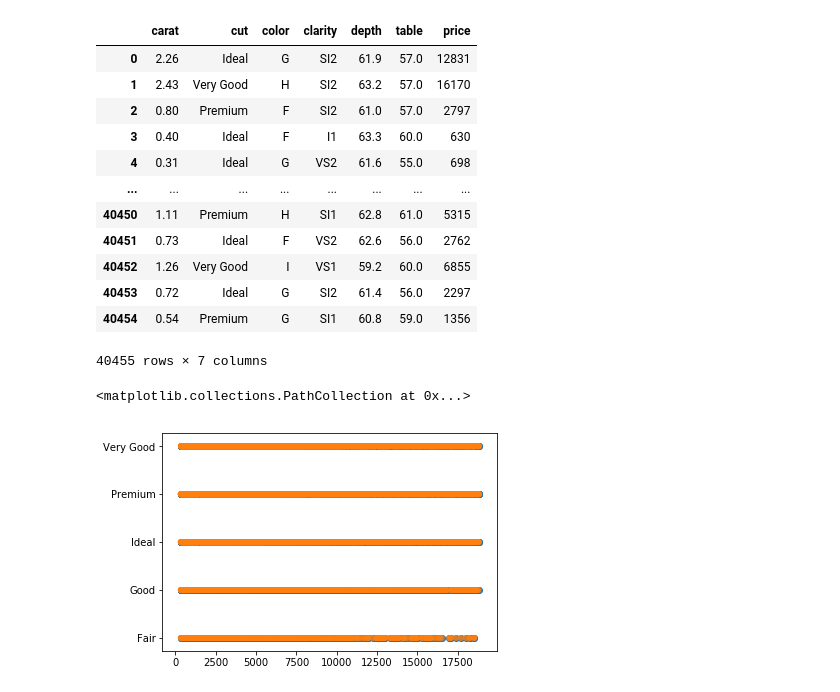
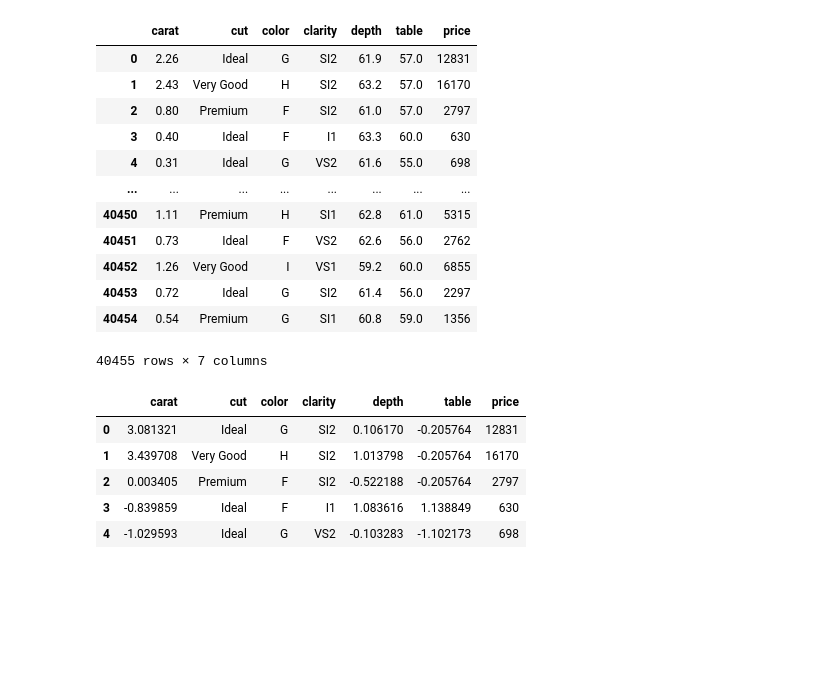
Before and after one commit to alfpml/kaggle-diamonds, a Jupyter notebook: Diamonds_1.ipynb, the cells around one changed output. Saved outputs shown, nothing was run; the diff lists cells and outputs as text; code cells hidden in the pictures; blank space fills up the shorter version.

```diff
--- a/Diamonds_1.ipynb
+++ b/Diamonds_1.ipynb
@@ -144,11 +144,18 @@ display(diamonds)
 | 40453 | 0.72 | Ideal | G | SI2 | 61.4 | 56.0 | 2297 |
 | 40454 | 0.54 | Premium | G | SI1 | 60.8 | 59.0 | 1356 |
 40455 rows × 7 columns
-# %%
-plt.scatter(diamonds["price"],diamonds["cut"])
-plt.scatter(diamonds["price"], diamonds["cut"], alpha=0.8, edgecolors='none')
-# %% [output]
-<matplotlib.collections.PathCollection at 0x...>
-[figure, removed]
+# %%
+#normalizing
+columns = ['carat','depth', 'table']
+for col in columns:
+    diamonds[col] = (diamonds[col] - np.mean(diamonds[col])) / np.std(diamonds[col])
+diamonds.head()
+# %% [output]
+|  | carat | cut | color | clarity | depth | table | price |
+| 0 | 3.081321 | Ideal | G | SI2 | 0.106170 | -0.205764 | 12831 |
+| 1 | 3.439708 | Very Good | H | SI2 | 1.013798 | -0.205764 | 16170 |
+| 2 | 0.003405 | Premium | F | SI2 | -0.522188 | -0.205764 | 2797 |
+| 3 | -0.839859 | Ideal | F | I1 | 1.083616 | 1.138849 | 630 |
+| 4 | -1.029593 | Ideal | G | VS2 | -0.103283 | -1.102173 | 698 |
 # %%
 ##Binning price column to look at data distribution of categorical columns
```
Also changed, not shown: parts of 14 cells of this notebook.
